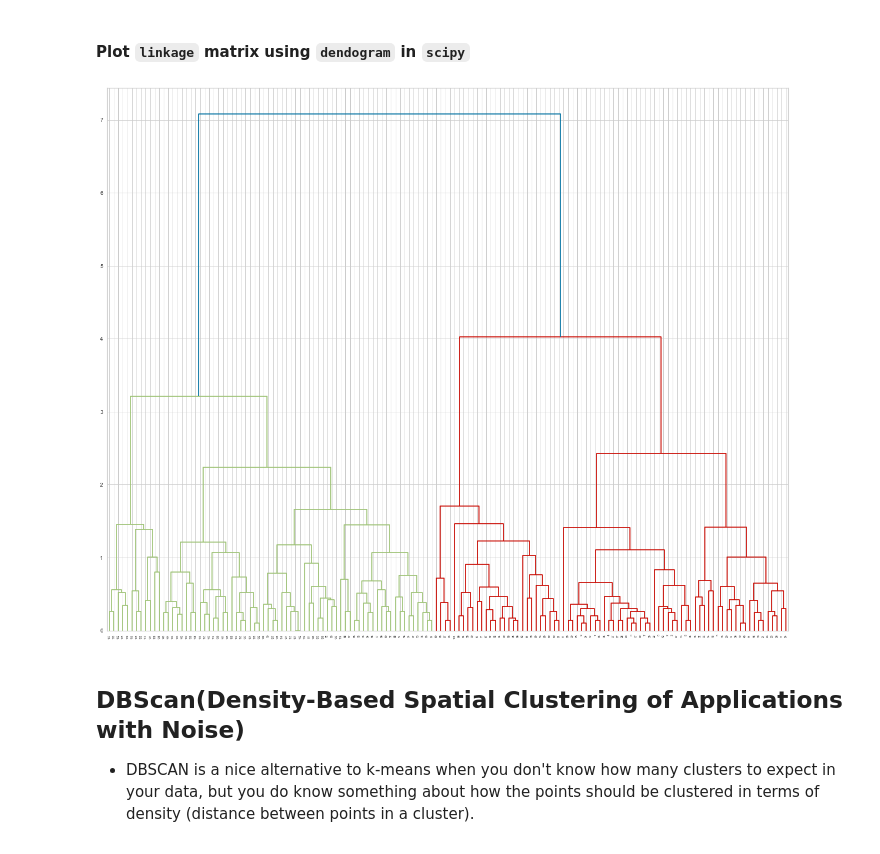
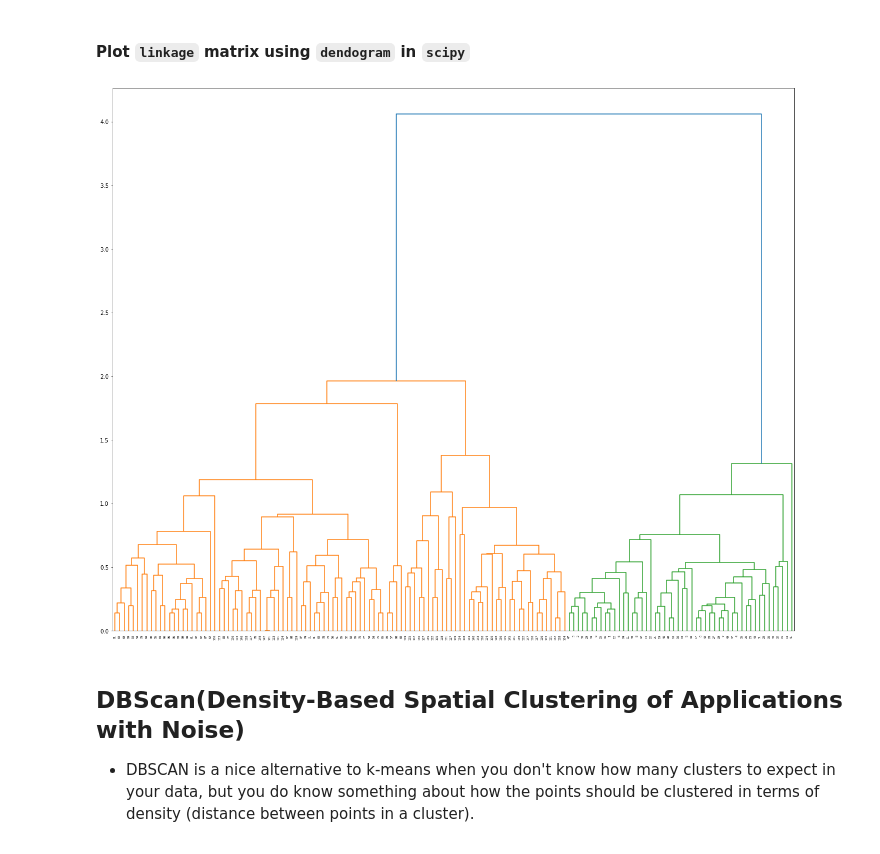
Before and after one commit to arunabh15091989/LighthouseLabs-LectureNotes, a Jupyter notebook: W3D4/Unsupervised Learning - W3D4.ipynb, the cells around one changed output. Cells and saved outputs as stored; diff of their text form; code cells hidden in the pictures.

```diff
--- a/W3D4/Unsupervised Learning - W3D4.ipynb
+++ b/W3D4/Unsupervised Learning - W3D4.ipynb
@@ -340,7 +350,7 @@ from scipy.cluster.hierarchy import linkage
 
 # Specify the linkage type. Scipy accepts 'ward', 'complete', 'average', as well as other values
 # Pick the one that resulted in the highest Adjusted Rand Score
-linkage_type = 'complete'
+linkage_type = 'average'
 
 linkage_matrix = linkage(iris.data, linkage_type)
 # %% [markdown]
@@ -348,14 +358,15 @@ linkage_matrix = linkage(iris.data, linkage_type)
 # %%
 from scipy.cluster.hierarchy import dendrogram
 import matplotlib.pyplot as plt
 plt.figure(figsize=(22,18))
 
-# plot using 'dendrogram()'
-dendrogram(linkage_matrix)
-
+dendrogram(linkage_matrix,
+            orientation='top',
+            distance_sort='descending',
+            show_leaf_counts=True)
 plt.show()
 # %% [output]
-[figure, old version]
+[figure, new version]
 # %% [markdown]
 ## DBScan(Density-Based Spatial Clustering of Applications with Noise)
 * DBSCAN is a nice alternative to k-means when you don't know how many clusters to expect in your data, but you do know something about how the points should be clustered in terms of density (distance between points in a cluster).
```
Also changed, not shown: parts of 6 cells of this notebook, 9 other files.
